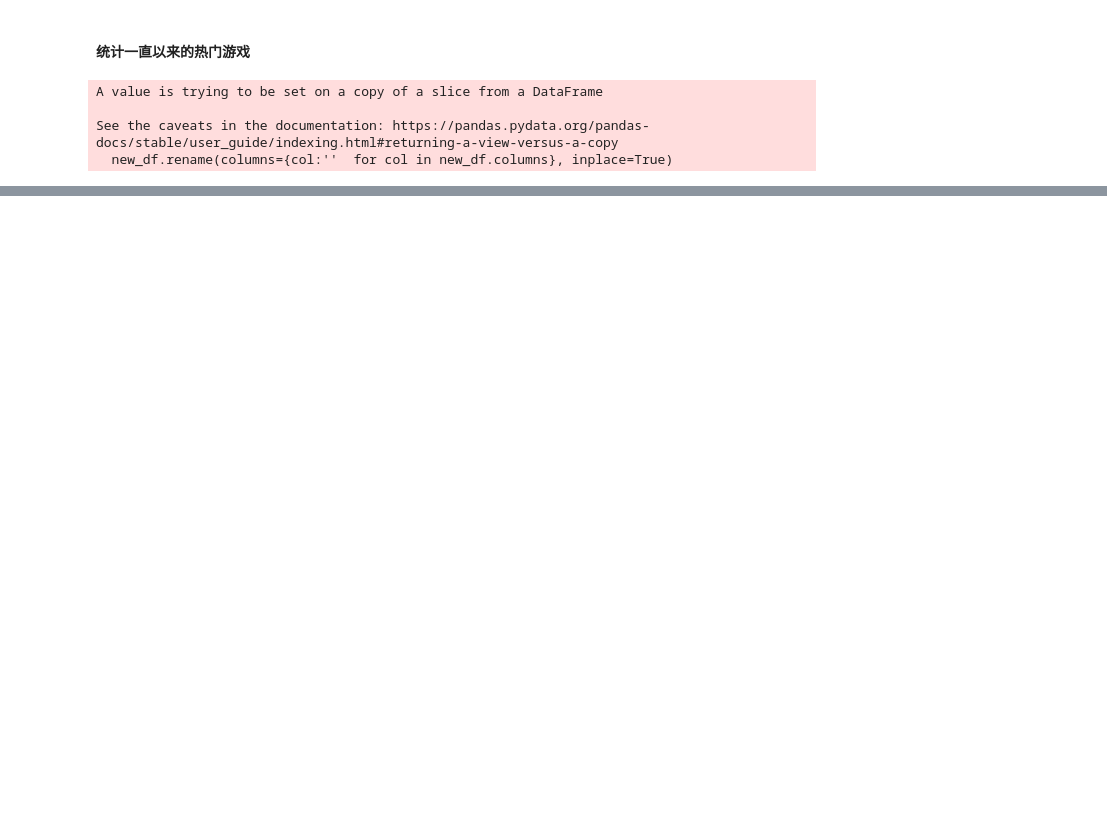
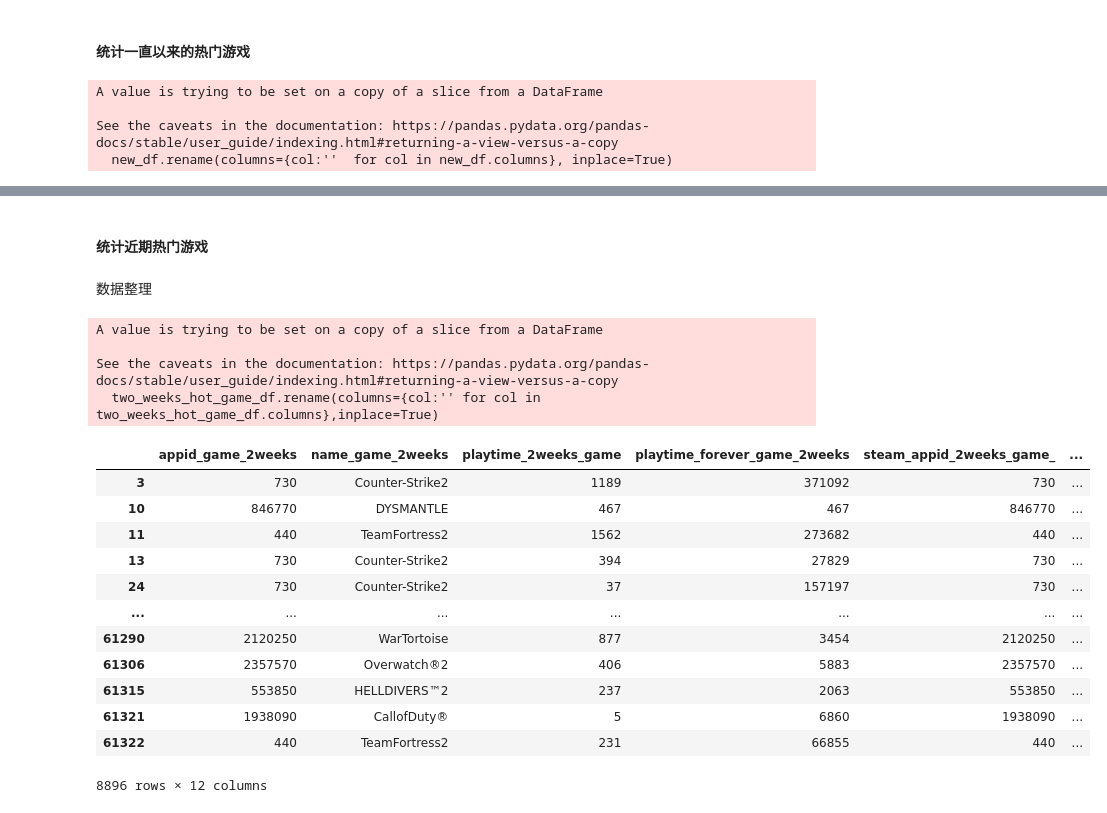
Before and after one commit to ZeyuLiu1996/Steam-Macro-Market-Analysis, a Jupyter notebook: src/4. feature_enginering_and_data_analyze/analyze_process.ipynb, the cells around one changed output, grey strips where cells are left out. Cells and saved outputs as stored; diff of their text form; code cells hidden in the pictures; blank space fills up the shorter version.

```diff
--- a/src/4. feature_enginering_and_data_analyze/analyze_process.ipynb
+++ b/src/4. feature_enginering_and_data_analyze/analyze_process.ipynb
@@ -116,0 +114,13 @@ display(grouped[(grouped['playtime_forever_count']>=100) & (grouped['playtime_fo
+# %%
+genres_dict = {}
+count = 1
+for i in expensive_hot_games['genres']:
+    # 将字符转成应有的数据类型,literal表示字面量，即原本是什么类型，eval表示评估
+    for genre in (ast.literal_eval(i)):
+        if genre in genres_dict:
+            genres_dict[genre]+=1
+        else:
+            genres_dict[genre]=1
+
+genres_se = pd.Series(genres_dict)
+genres_se.sort_values(ascending=False)
@@ -116,0 +186,49 @@ display(grouped[(grouped['playtime_forever_count']>=100) & (grouped['playtime_fo
+# %% [markdown]
+#### 统计近期热门游戏
+# %% [markdown]
+数据整理
+# %%
+'''读取数据'''
+df = pd.read_csv('../../data/processed/all_steam_and_game_data_after_cleaned.csv')
+# %%
+'''提取并整理近期（2周）热门游戏相关信息'''
+two_weeks_hot_game_df = df[df.columns[66:]]
+two_weeks_hot_game_df.rename(columns={col:'' for col in two_weeks_hot_game_df.columns},inplace=True)
+# %% [output]
+A value is trying to be set on a copy of a slice from a DataFrame
+
+See the caveats in the documentation: https://pandas.pydata.org/pandas-docs/stable/user_guide/indexing.html#returning-a-view-versus-a-copy
+  two_weeks_hot_game_df.rename(columns={col:'' for col in two_weeks_hot_game_df.columns},inplace=True)
+# %%
+'''将所有近期热门游戏整理成扁平数据'''
+
+# 获取 DataFrame 的总列数
+total_columns = two_weeks_hot_game_df.shape[1]
+
+# 按照每12列分割 DataFrame，并将它们纵向拼接
+dfs = [two_weeks_hot_game_df.iloc[:, i:i+12] for i in range(0, total_columns, 12)]
+result_df = pd.concat(dfs, ignore_index=True,axis= 0)
+result_df.columns = ['appid_game_2weeks', 'name_game_2weeks', 'playtime_2weeks_game',
+       'playtime_forever_game_2weeks', 'steam_appid_2weeks_game_',
+       'price_overview_2weeks_game_', 'genres_2weeks_game_',
+       'developers_2weeks_game_', 'publishers_2weeks_game_',
+       'categories_2weeks_game_', 'release_date_2weeks_game_',
+       'metacritic_2weeks_game_']
+# %%
+'''清理无效数据'''
+result_df = result_df[result_df['appid_game_2weeks'] !=0]
+result_df
+# %% [output]
+|  | appid_game_2weeks | name_game_2weeks | playtime_2weeks_game | playtime_forever_game_2weeks | steam_appid_2weeks_game_ | ... |
+| 3 | 730 | Counter-Strike2 | 1189 | 371092 | 730 | ... |
+| 10 | 846770 | DYSMANTLE | 467 | 467 | 846770 | ... |
+| 11 | 440 | TeamFortress2 | 1562 | 273682 | 440 | ... |
+| 13 | 730 | Counter-Strike2 | 394 | 27829 | 730 | ... |
+| 24 | 730 | Counter-Strike2 | 37 | 157197 | 730 | ... |
+| ... | ... | ... | ... | ... | ... | ... |
+| 61290 | 2120250 | WarTortoise | 877 | 3454 | 2120250 | ... |
+| 61306 | 2357570 | Overwatch®2 | 406 | 5883 | 2357570 | ... |
+| 61315 | 553850 | HELLDIVERS™2 | 237 | 2063 | 553850 | ... |
+| 61321 | 1938090 | CallofDuty® | 5 | 6860 | 1938090 | ... |
+| 61322 | 440 | TeamFortress2 | 231 | 66855 | 440 | ... |
+8896 rows × 12 columns
```
Also changed, not shown: parts of 21 cells of this notebook, 5 other files.
